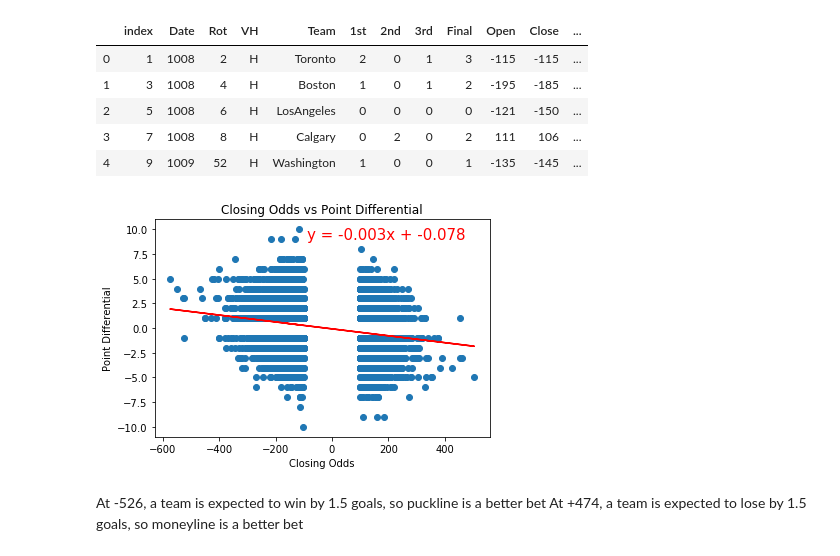
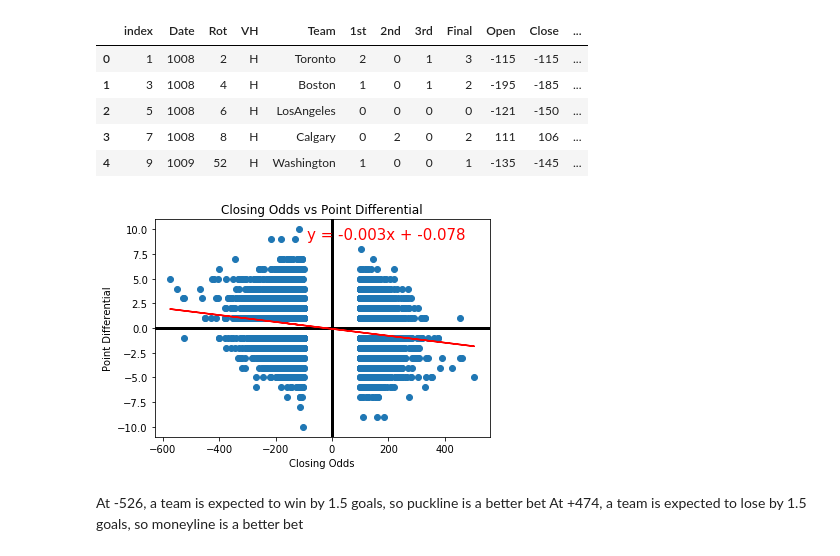
Before and after one commit to MGao535/Betting-on-NHL, a Jupyter notebook: dev/Dylan/Project1_InitialNotebook_Dylan.ipynb, the cells around one changed output. Saved outputs shown, nothing was run; the diff lists cells and outputs as text; code cells hidden in the pictures.

```diff
--- a/dev/Dylan/Project1_InitialNotebook_Dylan.ipynb
+++ b/dev/Dylan/Project1_InitialNotebook_Dylan.ipynb
@@ -75,22 +75,24 @@ home_df.head()
 # %%
 x_values = df['Close']
 y_values = df['Point_Dif']
 
 (slope, intercept, rvalue, pvalue, stderr) = st.linregress(x_values, y_values)
 
 regress_values = x_values * slope + intercept
 line_eq = "y = " + str(round(slope,3)) + "x + " + str(round(intercept,3))
 
 plt.scatter(x_values,y_values)
 plt.plot(x_values,regress_values,"r-")
 plt.annotate(line_eq,(-90, 9),fontsize=15,color="red")
+plt.axhspan(-0.1, 0.1, -700, 700, color="black")
+plt.axhspan(-12, 12, 0.528, 0.532, color="black")
 plt.title('Closing Odds vs Point Differential')
-#plt.xlim(14,26)
+plt.ylim(-11, 11)
 plt.xlabel("Closing Odds")
 plt.ylabel("Point Differential")
 plt.show()
 # %% [output]
-[figure, old version]
+[figure, new version]
 # %% [markdown]
 At -526, a team is expected to win by 1.5 goals, so puckline is a better bet
 At +474, a team is expected to lose by 1.5 goals, so moneyline is a better bet
```
Also changed, not shown: 7 other files.
